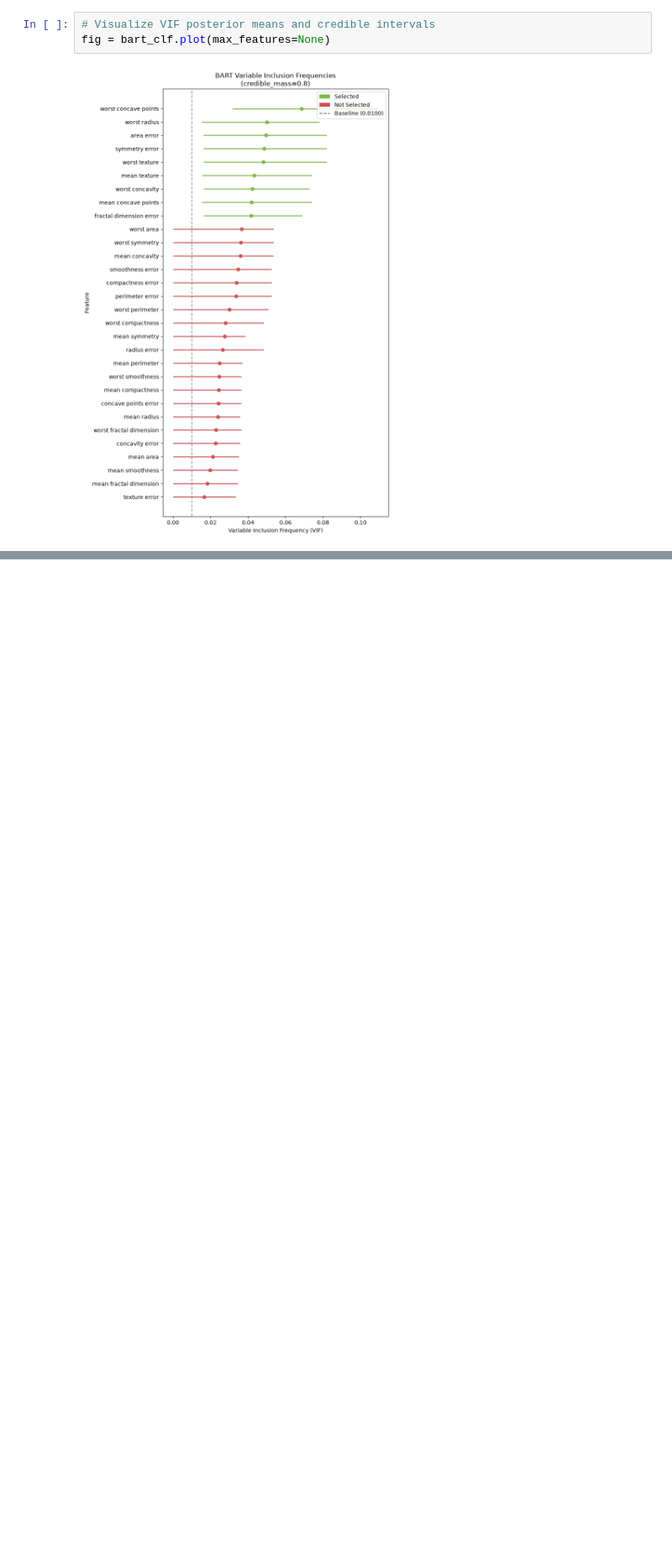
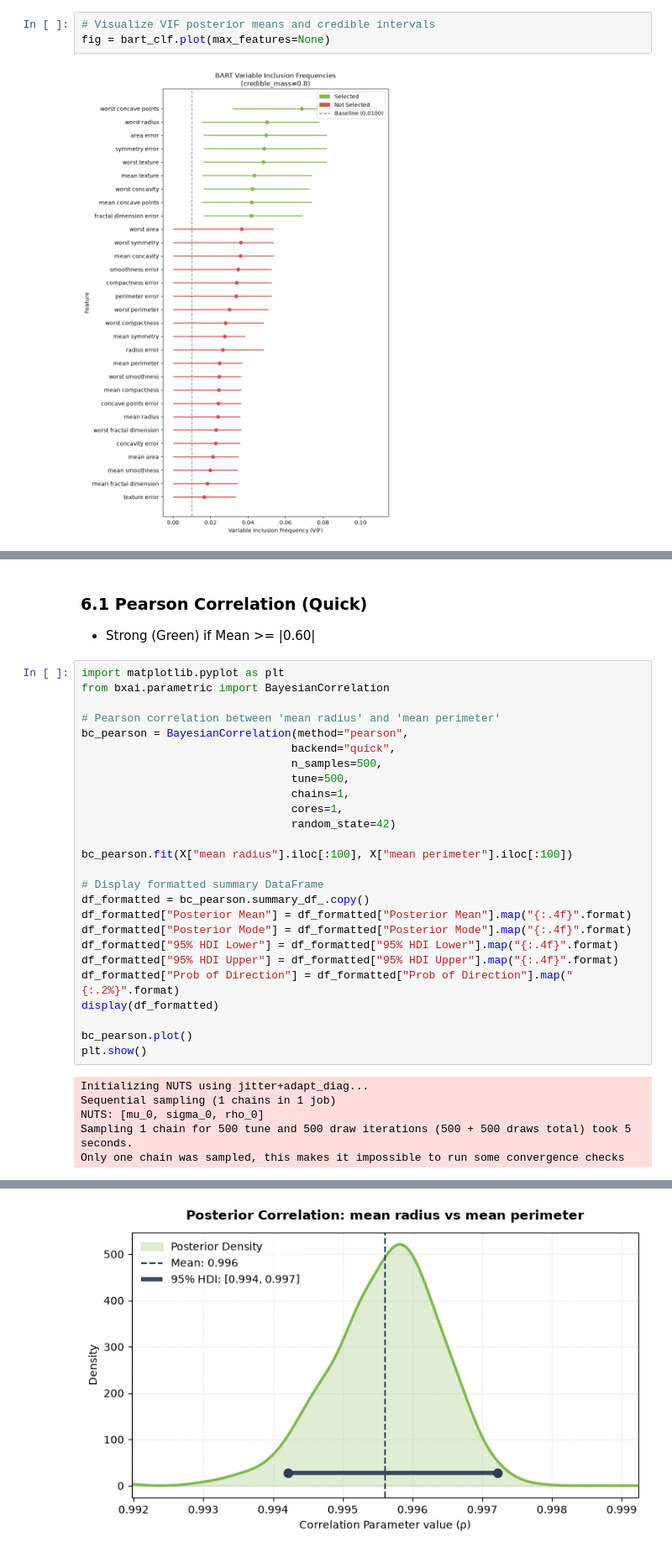
Before and after one commit to sam-tritto/bxai, a Jupyter notebook: notebooks/examples.ipynb, the cells around one changed output, grey strips where cells are left out. Shown at 84% size. Saved outputs shown, nothing was run; the diff lists cells and outputs as text; blank space fills up the shorter version.

Commit message:
feat: add BayesianCorrelation estimator for MCMC-based Pearson, Spearman, and Kendall correlation analysis

```diff
--- a/notebooks/examples.ipynb
+++ b/notebooks/examples.ipynb
@@ -384,0 +387,35 @@ fig = bart_clf.plot(max_features=None)
+# %% [markdown]
+### 6.1 Pearson Correlation (Quick)
+- Strong (Green) if Mean >= |0.60|
+# %%
+import matplotlib.pyplot as plt
+from bxai.parametric import BayesianCorrelation
+
+# Pearson correlation between 'mean radius' and 'mean perimeter'
+bc_pearson = BayesianCorrelation(method="pearson",
+                                backend="quick",
+                                n_samples=500,
+                                tune=500,
+                                chains=1,
+                                cores=1,
+                                random_state=42)
+
+bc_pearson.fit(X["mean radius"].iloc[:100], X["mean perimeter"].iloc[:100])
+
+# Display formatted summary DataFrame
+df_formatted = bc_pearson.summary_df_.copy()
+df_formatted["Posterior Mean"] = df_formatted["Posterior Mean"].map("{:.4f}".format)
+df_formatted["Posterior Mode"] = df_formatted["Posterior Mode"].map("{:.4f}".format)
+df_formatted["95% HDI Lower"] = df_formatted["95% HDI Lower"].map("{:.4f}".format)
+df_formatted["95% HDI Upper"] = df_formatted["95% HDI Upper"].map("{:.4f}".format)
+df_formatted["Prob of Direction"] = df_formatted["Prob of Direction"].map("{:.2%}".format)
+display(df_formatted)
+
+bc_pearson.plot()
+plt.show()
+# %% [output]
+Initializing NUTS using jitter+adapt_diag...
+Sequential sampling (1 chains in 1 job)
+NUTS: [mu_0, sigma_0, rho_0]
+Sampling 1 chain for 500 tune and 500 draw iterations (500 + 500 draws total) took 5 seconds.
+Only one chain was sampled, this makes it impossible to run some convergence checks
@@ -384,0 +424 @@ fig = bart_clf.plot(max_features=None)
+[figure, added]
```
Also changed, not shown: parts of 10 cells of this notebook, 8 other files.
